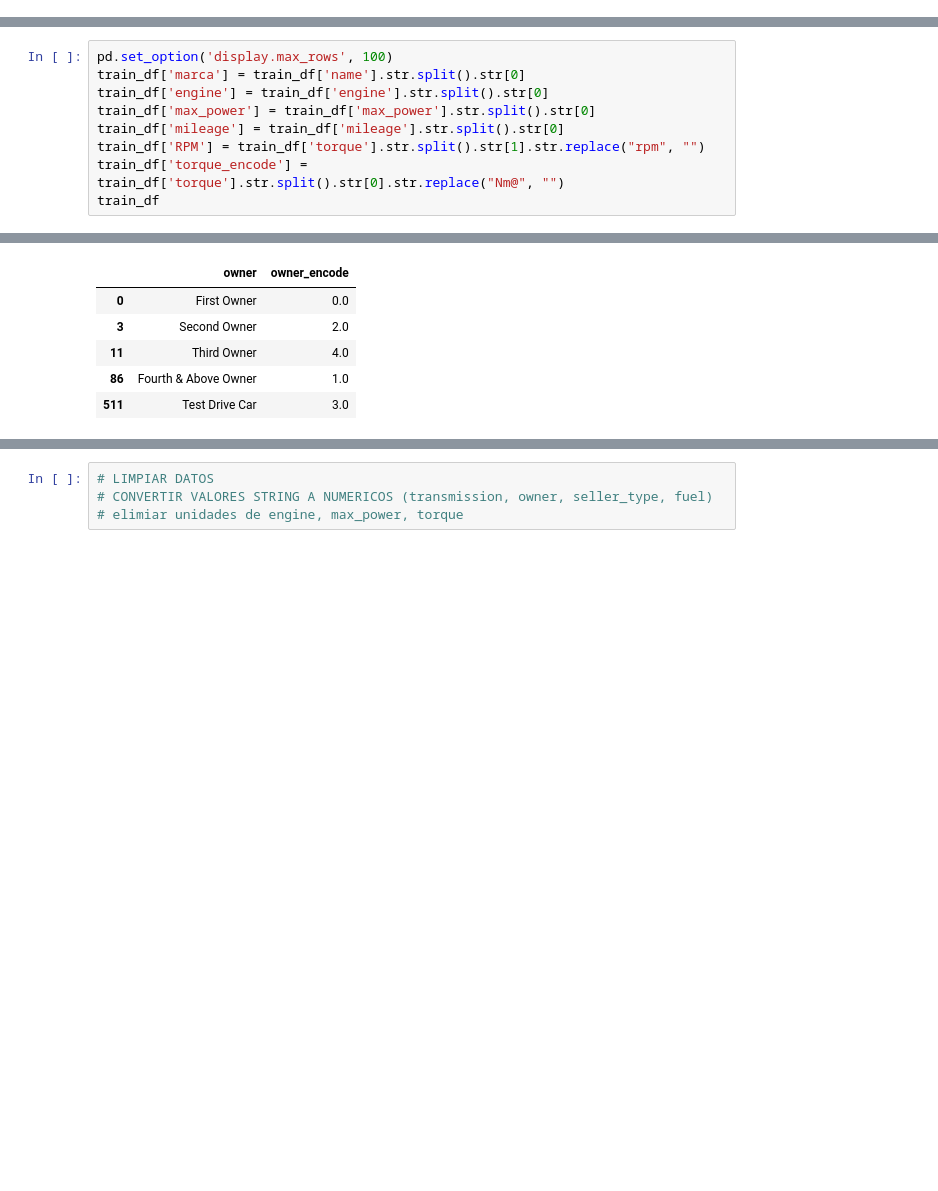
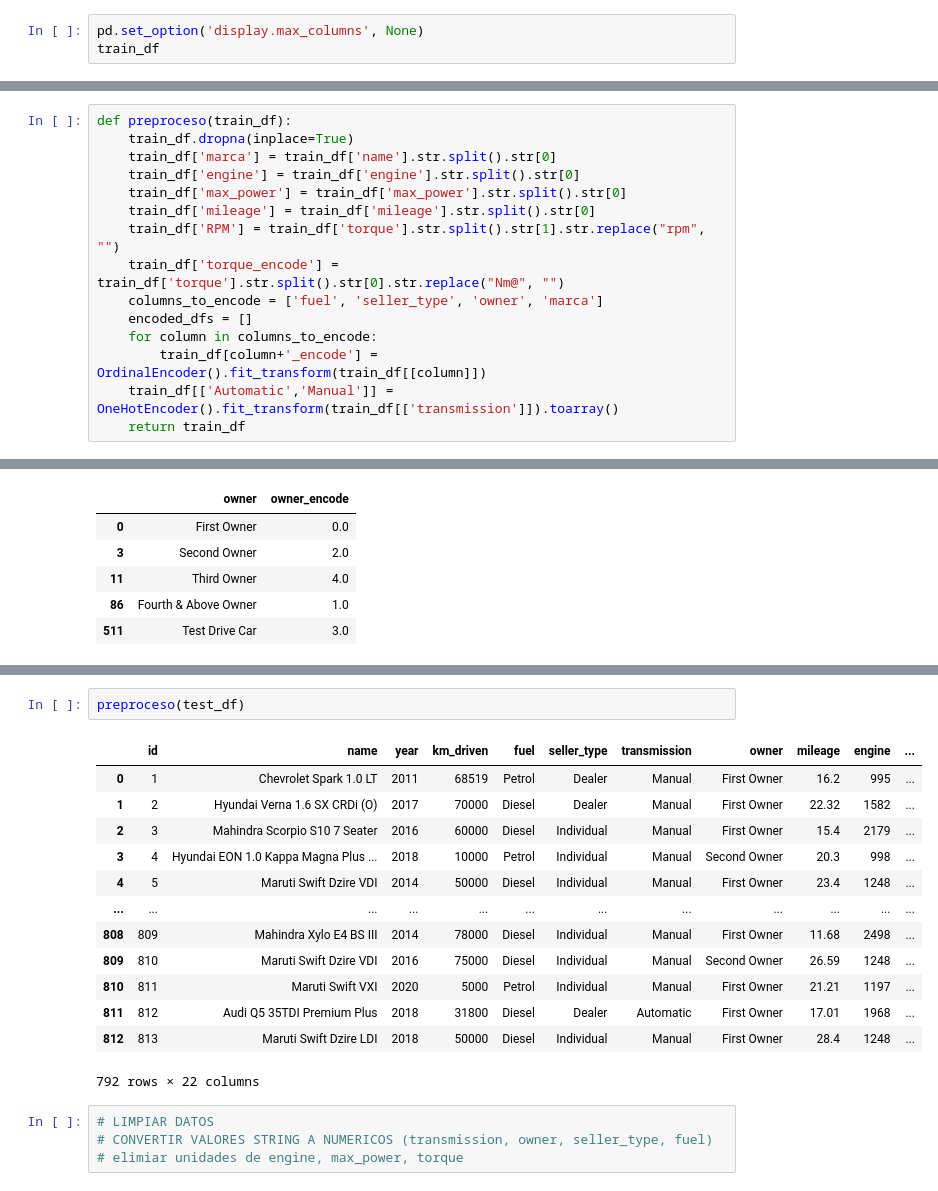
Before and after one commit to Sergio3d/CD-Core, a Jupyter notebook: tema3/practica_regresion.ipynb, the cells around one changed output, grey strips where cells are left out. Drawn from its saved outputs; the diff is of its cells as text; blank space fills up the shorter version.

Commit message:
funcion preproceso

```diff
--- a/tema3/practica_regresion.ipynb
+++ b/tema3/practica_regresion.ipynb
@@ -64,0 +49,3 @@ train_df
+# %%
+pd.set_option('display.max_columns', None)
+train_df
@@ -65,9 +82,15 @@ train_df
 # %%
-pd.set_option('display.max_rows', 100)
-train_df['marca'] = train_df['name'].str.split().str[0]
-train_df['engine'] = train_df['engine'].str.split().str[0]
-train_df['max_power'] = train_df['max_power'].str.split().str[0]
-train_df['mileage'] = train_df['mileage'].str.split().str[0]
-train_df['RPM'] = train_df['torque'].str.split().str[1].str.replace("rpm", "")
-train_df['torque_encode'] = train_df['torque'].str.split().str[0].str.replace("Nm@", "")
-train_df
+def preproceso(train_df):
+    train_df.dropna(inplace=True)
+    train_df['marca'] = train_df['name'].str.split().str[0]
+    train_df['engine'] = train_df['engine'].str.split().str[0]
+    train_df['max_power'] = train_df['max_power'].str.split().str[0]
+    train_df['mileage'] = train_df['mileage'].str.split().str[0]
+    train_df['RPM'] = train_df['torque'].str.split().str[1].str.replace("rpm", "")
+    train_df['torque_encode'] = train_df['torque'].str.split().str[0].str.replace("Nm@", "")
+    columns_to_encode = ['fuel', 'seller_type', 'owner', 'marca']
+    encoded_dfs = []
+    for column in columns_to_encode:
+        train_df[column+'_encode'] = OrdinalEncoder().fit_transform(train_df[[column]])
+    train_df[['Automatic','Manual']] = OneHotEncoder().fit_transform(train_df[['transmission']]).toarray()
+    return train_df
@@ -180,3 +127,19 @@ test_df
+# %%
+preproceso(test_df)
+# %% [output]
+|  | id | name | year | km_driven | fuel | seller_type | transmission | owner | mileage | engine | ... |
+| 0 | 1 | Chevrolet Spark 1.0 LT | 2011 | 68519 | Petrol | Dealer | Manual | First Owner | 16.2 | 995 | ... |
+| 1 | 2 | Hyundai Verna 1.6 SX CRDi (O) | 2017 | 70000 | Diesel | Dealer | Manual | First Owner | 22.32 | 1582 | ... |
+| 2 | 3 | Mahindra Scorpio S10 7 Seater | 2016 | 60000 | Diesel | Individual | Manual | First Owner | 15.4 | 2179 | ... |
+| 3 | 4 | Hyundai EON 1.0 Kappa Magna Plus ... | 2018 | 10000 | Petrol | Individual | Manual | Second Owner | 20.3 | 998 | ... |
+| 4 | 5 | Maruti Swift Dzire VDI | 2014 | 50000 | Diesel | Individual | Manual | First Owner | 23.4 | 1248 | ... |
+| ... | ... | ... | ... | ... | ... | ... | ... | ... | ... | ... | ... |
+| 808 | 809 | Mahindra Xylo E4 BS III | 2014 | 78000 | Diesel | Individual | Manual | First Owner | 11.68 | 2498 | ... |
+| 809 | 810 | Maruti Swift Dzire VDI | 2016 | 75000 | Diesel | Individual | Manual | Second Owner | 26.59 | 1248 | ... |
+| 810 | 811 | Maruti Swift VXI | 2020 | 5000 | Petrol | Individual | Manual | First Owner | 21.21 | 1197 | ... |
+| 811 | 812 | Audi Q5 35TDI Premium Plus | 2018 | 31800 | Diesel | Dealer | Automatic | First Owner | 17.01 | 1968 | ... |
+| 812 | 813 | Maruti Swift Dzire LDI | 2018 | 50000 | Diesel | Individual | Manual | First Owner | 28.4 | 1248 | ... |
+792 rows × 22 columns
 # %%
 # LIMPIAR DATOS
 # CONVERTIR VALORES STRING A NUMERICOS (transmission, owner, seller_type, fuel)
```
Also changed, not shown: parts of 8 cells of this notebook.
